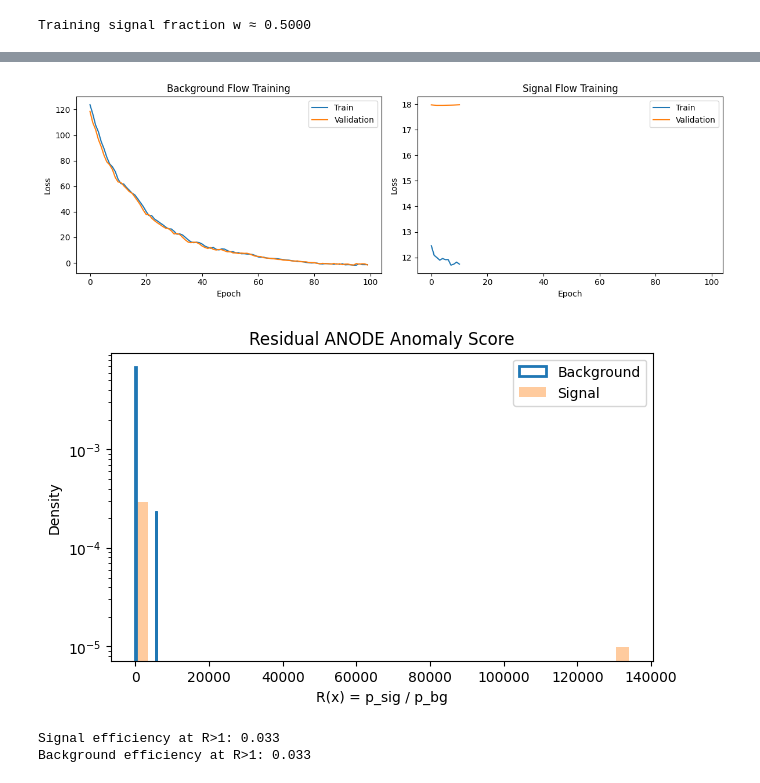
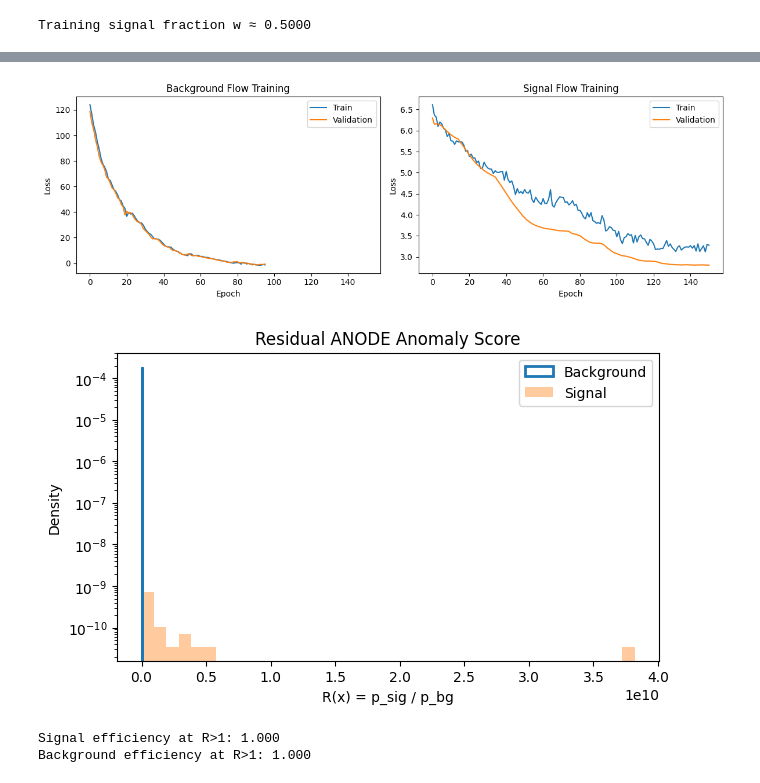
Before and after one commit to KrishWu/GBI, a Jupyter notebook: notebooks/gw_ranode_demo.ipynb, the cells around one changed output, grey strips where cells are left out. Cells and saved outputs as stored; diff of their text form; code cells hidden in the pictures.

```diff
--- a/notebooks/gw_ranode_demo.ipynb
+++ b/notebooks/gw_ranode_demo.ipynb
@@ -329,14 +326,12 @@ val_loader_S = DataLoader(val_dataset, batch_size=512, shuffle=False)
 
 model_S = flows_model_RQS(
     num_layers=4,
-    num_features=5,
+    num_features=4,
     num_blocks=2,
     hidden_features=64,
     device=device,
-    context_features=None,
+    context_features=1,
 )
-model_S = model_S.to(device)
-model_S = model_S.float()
 
 optimizer_S = torch.optim.AdamW(model_S.parameters(), lr=3e-4)
 scheduler_S = torch.optim.lr_scheduler.CosineAnnealingWarmRestarts(optimizer_S, T_0=10, T_mult=2)
@@ -439,37 +434,40 @@ ax[1].legend()
 plt.tight_layout()
 plt.show()
 # %% [output]
-[figure, old version]
+[figure, new version]
 # %%
 # --- evaluate anomaly scores on held-out sample ---
 with torch.no_grad():
     test_shifted_tensor = torch.from_numpy(SR_test_shifted.astype("float32")).to(device)
-    sig_log_prob = model_S.log_prob(test_shifted_tensor[:, :-1]).cpu().numpy()
+    sig_log_prob = model_S.log_prob(
+        inputs=test_shifted_tensor[:, 1:-1],
+        context=test_shifted_tensor[:, 0:1],
+    ).cpu().numpy()
 
 sig_prob = np.exp(sig_log_prob)
 bg_prob = np.exp(log_B_test.flatten()) * mass_pdf_test
 ratio = sig_prob / (bg_prob + 1e-12)
 
 labels = SR_test[:, -1]
 
 plt.figure(figsize=(7, 4))
 plt.hist(ratio[labels == 0], bins=40, density=True, histtype='step', linewidth=2, color='tab:blue', label='Background')
 plt.hist(ratio[labels == 1], bins=40, density=True, histtype='stepfilled', alpha=0.4, color='tab:orange', label='Signal')
 plt.yscale("log")
 plt.xlabel("R(x) = p_sig / p_bg")
 plt.ylabel("Density")
 plt.legend()
 plt.title("Residual ANODE Anomaly Score")
 plt.show()
 
 signal_eff = (ratio[labels == 1] > 1.0).mean()
 background_eff = (ratio[labels == 0] > 1.0).mean()
 print(f"Signal efficiency at R>1: {signal_eff:.3f}")
 print(f"Background efficiency at R>1: {background_eff:.3f}")
 # %% [output]
-[figure, old version]
+[figure, new version]
-Signal efficiency at R>1: 0.033
-Background efficiency at R>1: 0.033
+Signal efficiency at R>1: 1.000
+Background efficiency at R>1: 1.000
 # %%
 # --- visualize strains vs time and distributions for data vs learned models ---
 def sample_subset(data: np.ndarray, max_points: int = 600, rng: np.random.Generator = np.random.default_rng()):
```
Also changed, not shown: parts of 7 cells of this notebook, 7 other files.
